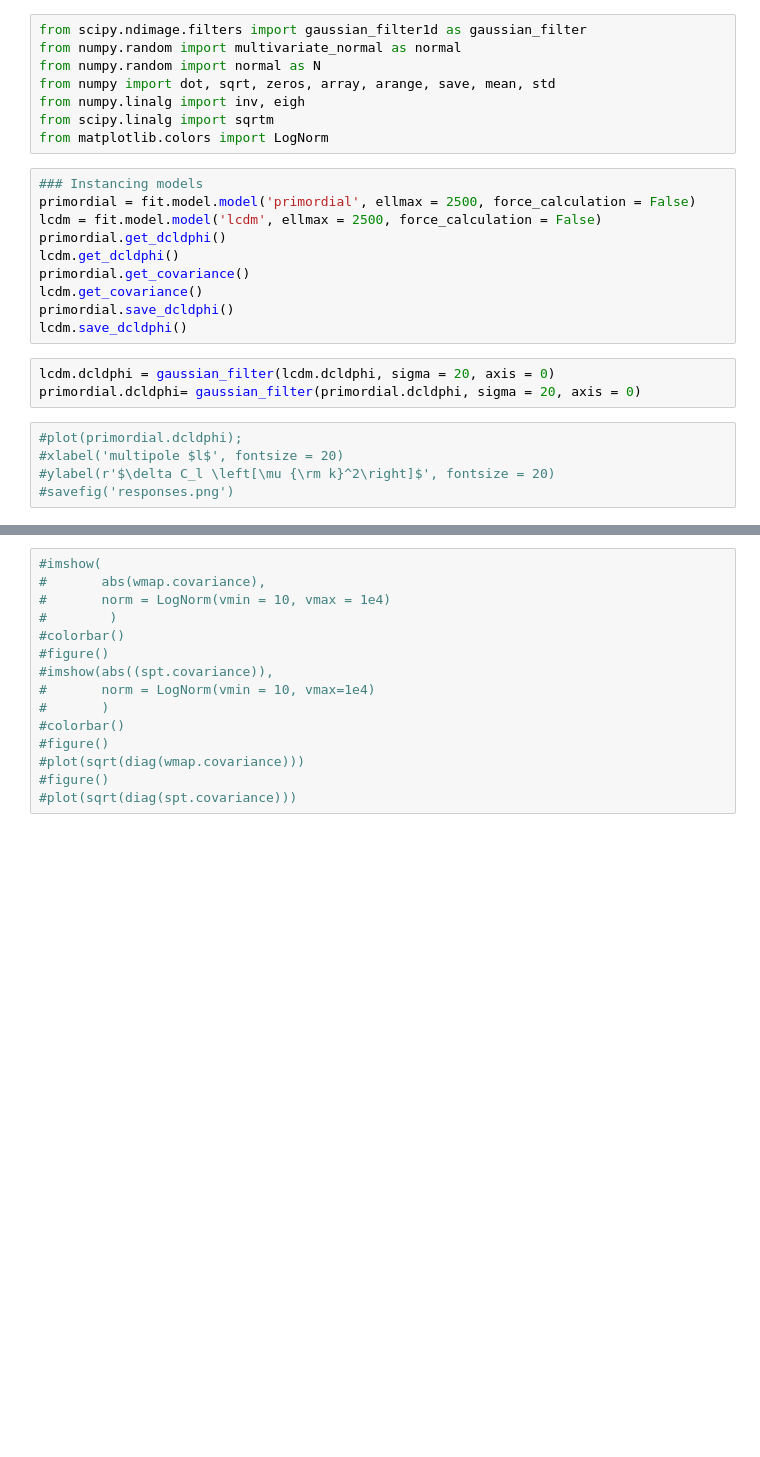
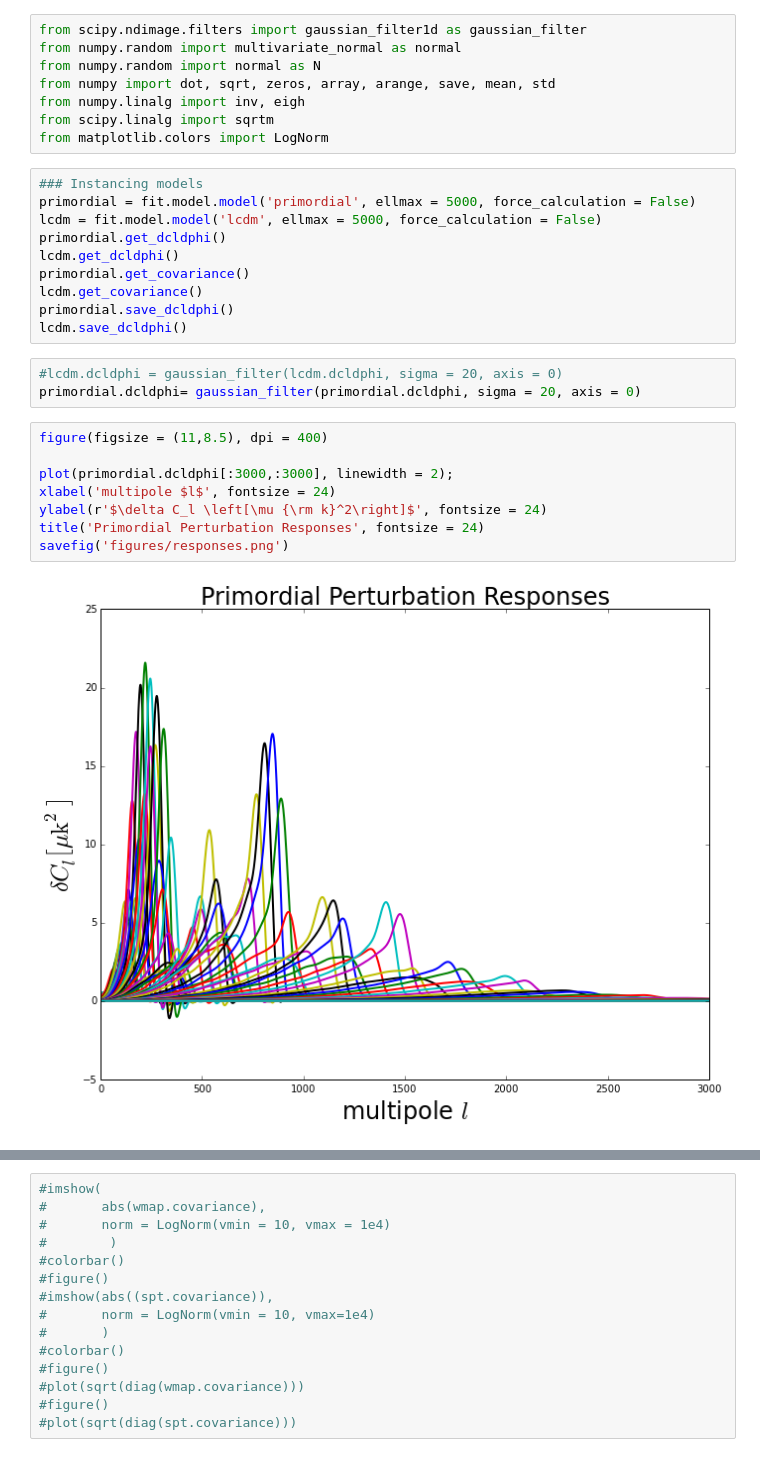
Before and after one commit to bfollinprm/cmbfittest, a Jupyter notebook: wmap_spt.ipynb, the cells around one changed output, grey strips where cells are left out. Cells and saved outputs as stored; diff of their text form; blank space fills up the shorter version.

```diff
--- a/wmap_spt.ipynb
+++ b/wmap_spt.ipynb
@@ -10,8 +10,8 @@ from scipy.linalg import sqrtm
 from matplotlib.colors import LogNorm
 # %%
 ### Instancing models
-primordial = fit.model.model('primordial', ellmax = 2500, force_calculation = False)
-lcdm = fit.model.model('lcdm', ellmax = 2500, force_calculation = False)
+primordial = fit.model.model('primordial', ellmax = 5000, force_calculation = False)
+lcdm = fit.model.model('lcdm', ellmax = 5000, force_calculation = False)
 primordial.get_dcldphi()
 lcdm.get_dcldphi()
 primordial.get_covariance()
@@ -19,12 +19,17 @@ lcdm.get_covariance()
 primordial.save_dcldphi()
 lcdm.save_dcldphi()
 # %%
-lcdm.dcldphi = gaussian_filter(lcdm.dcldphi, sigma = 20, axis = 0)
+#lcdm.dcldphi = gaussian_filter(lcdm.dcldphi, sigma = 20, axis = 0)
 primordial.dcldphi= gaussian_filter(primordial.dcldphi, sigma = 20, axis = 0)
 # %%
-#plot(primordial.dcldphi);
-#xlabel('multipole $l$', fontsize = 20)
-#ylabel(r'$\delta C_l \left[\mu {\rm k}^2\right]$', fontsize = 20)
-#savefig('responses.png')
+figure(figsize = (11,8.5), dpi = 400)
+
+plot(primordial.dcldphi[:3000,:3000], linewidth = 2);
+xlabel('multipole $l$', fontsize = 24)
+ylabel(r'$\delta C_l \left[\mu {\rm k}^2\right]$', fontsize = 24)
+title('Primordial Perturbation Responses', fontsize = 24)
+savefig('figures/responses.png')
+# %% [output]
+[figure, added]
 # %%
 ### SPT
```
Also changed, not shown: parts of 57 cells of this notebook, 6 other files.
